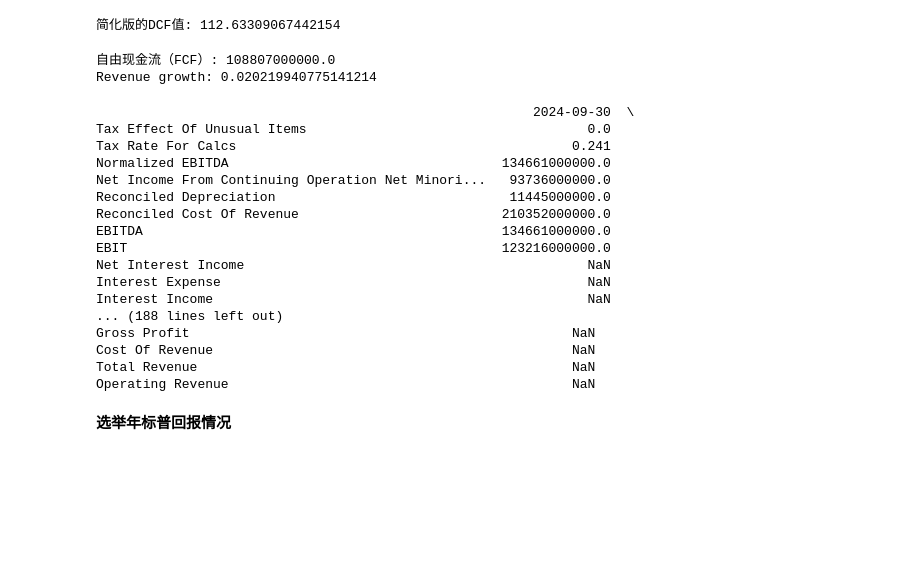
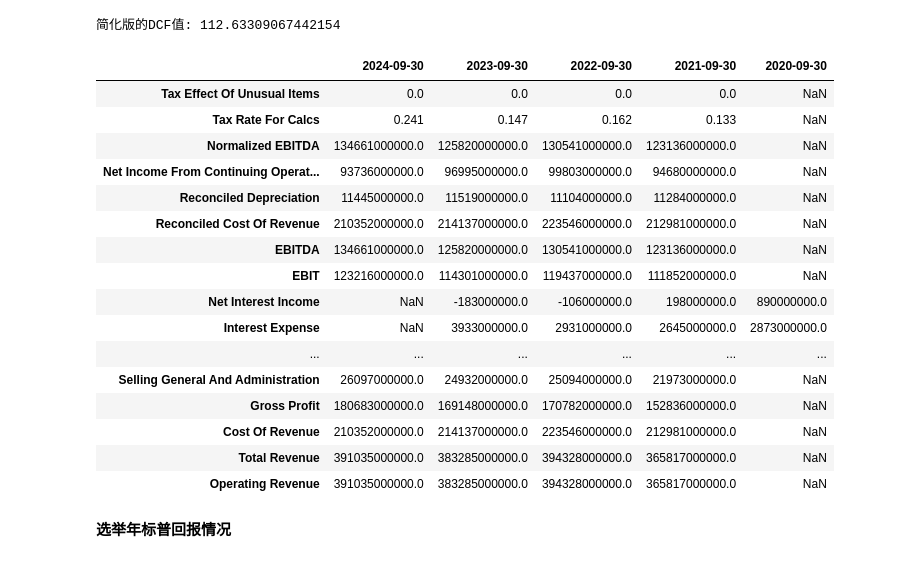
Before and after one commit to tenofovir/stock_analysis_tool, a Jupyter notebook: 股票分析（fundamental analysis）.ipynb, the cells around one changed output. Cells and saved outputs as stored; diff of their text form; code cells hidden in the pictures; blank space fills up the shorter version.

```diff
--- a/股票分析（fundamental analysis）.ipynb
+++ b/股票分析（fundamental analysis）.ipynb
@@ -250,35 +541,32 @@ financials = ticker.financials
 # 计算自由现金流（FCF）
 #operating_cash_flow = cashflow.loc["Total Cash From Operating Activities"][0]
 #capital_expenditures = cashflow.loc["Capital Expenditures"][0]
-fcf = cashflow.loc["Free Cash Flow"][0]
-print(f"自由现金流（FCF）: {fcf}")
-Revenue_current = financials.loc["Total Revenue"][0]
-Revenue_previous = financials.loc["Total Revenue"][1]
-Revenue_growth_rate = ((Revenue_current - Revenue_previous) / Revenue_previous)
-print(f"Revenue growth: {Revenue_growth_rate}")
+#fcf = cashflow.loc["Free Cash Flow"][0]
+#print(f"自由现金流（FCF）: {fcf}")
+#Revenue_current = financials.loc["Total Revenue"][0]
+#Revenue_previous = financials.loc["Total Revenue"][1]
+#Revenue_growth_rate = ((Revenue_current - Revenue_previous) / Revenue_previous)
+#print(f"Revenue growth: {Revenue_growth_rate}")
-# %% [output]
-自由现金流（FCF）: 108807000000.0
-Revenue growth: 0.020219940775141214
 # %%
-print(financials)
+ticker.incomestmt
 # %% [output]
-                                                        2024-09-30  \
-Tax Effect Of Unusual Items                                    0.0
-Tax Rate For Calcs                                           0.241
-Normalized EBITDA                                   134661000000.0
-Net Income From Continuing Operation Net Minori...   93736000000.0
-Reconciled Depreciation                              11445000000.0
-Reconciled Cost Of Revenue                          210352000000.0
-EBITDA                                              134661000000.0
-EBIT                                                123216000000.0
-Net Interest Income                                            NaN
-Interest Expense                                               NaN
-Interest Income                                                NaN
-... (188 lines left out)
-Gross Profit                                                 NaN
-Cost Of Revenue                                              NaN
-Total Revenue                                                NaN
-Operating Revenue                                            NaN
+|  | 2024-09-30 | 2023-09-30 | 2022-09-30 | 2021-09-30 | 2020-09-30 |
+| Tax Effect Of Unusual Items | 0.0 | 0.0 | 0.0 | 0.0 | NaN |
+| Tax Rate For Calcs | 0.241 | 0.147 | 0.162 | 0.133 | NaN |
+| Normalized EBITDA | 134661000000.0 | 125820000000.0 | 130541000000.0 | 123136000000.0 | NaN |
+| Net Income From Continuing Operat... | 93736000000.0 | 96995000000.0 | 99803000000.0 | 94680000000.0 | NaN |
+| Reconciled Depreciation | 11445000000.0 | 11519000000.0 | 11104000000.0 | 11284000000.0 | NaN |
+| Reconciled Cost Of Revenue | 210352000000.0 | 214137000000.0 | 223546000000.0 | 212981000000.0 | NaN |
+| EBITDA | 134661000000.0 | 125820000000.0 | 130541000000.0 | 123136000000.0 | NaN |
+| EBIT | 123216000000.0 | 114301000000.0 | 119437000000.0 | 111852000000.0 | NaN |
+| Net Interest Income | NaN | -183000000.0 | -106000000.0 | 198000000.0 | 890000000.0 |
+| Interest Expense | NaN | 3933000000.0 | 2931000000.0 | 2645000000.0 | 2873000000.0 |
+| ... | ... | ... | ... | ... | ... |
+| Selling General And Administration | 26097000000.0 | 24932000000.0 | 25094000000.0 | 21973000000.0 | NaN |
+| Gross Profit | 180683000000.0 | 169148000000.0 | 170782000000.0 | 152836000000.0 | NaN |
+| Cost Of Revenue | 210352000000.0 | 214137000000.0 | 223546000000.0 | 212981000000.0 | NaN |
+| Total Revenue | 391035000000.0 | 383285000000.0 | 394328000000.0 | 365817000000.0 | NaN |
+| Operating Revenue | 391035000000.0 | 383285000000.0 | 394328000000.0 | 365817000000.0 | NaN |
 # %%
 def calculate_fcf_and_growth(ticker):
     """
```
Also changed, not shown: parts of 6 cells of this notebook.
